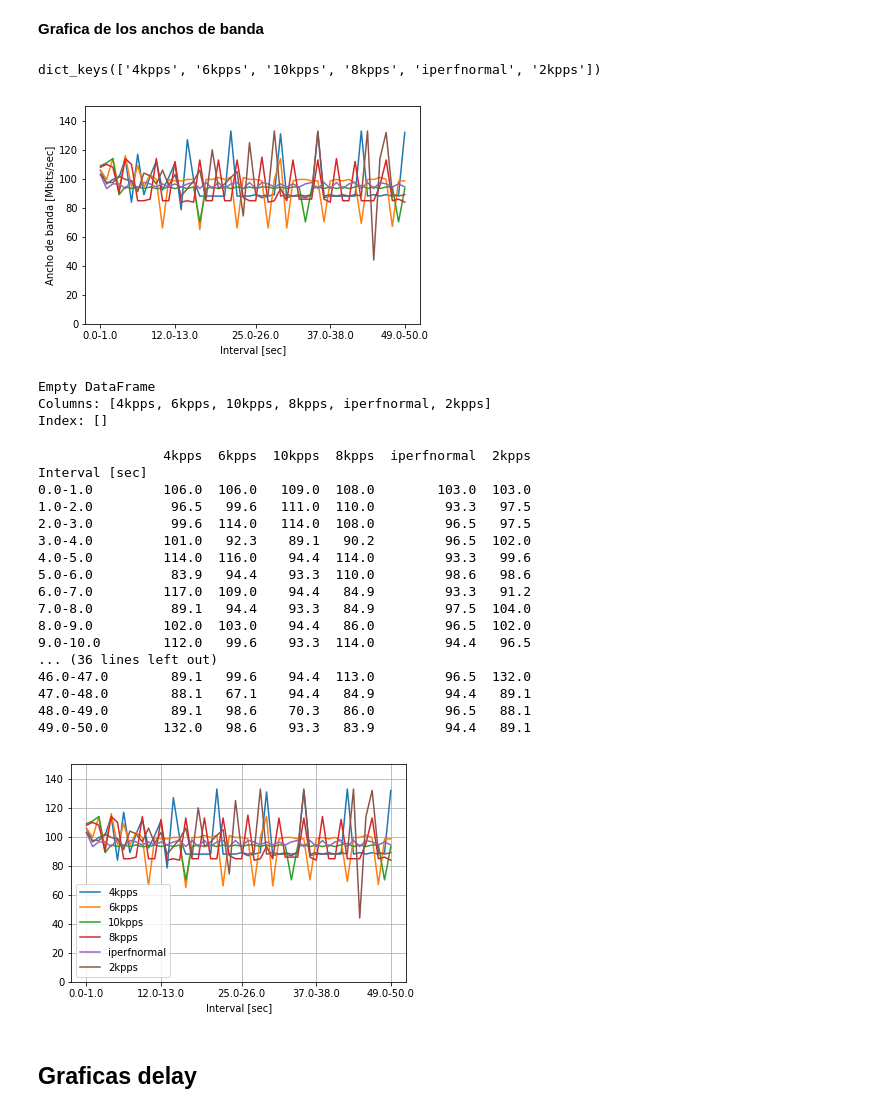
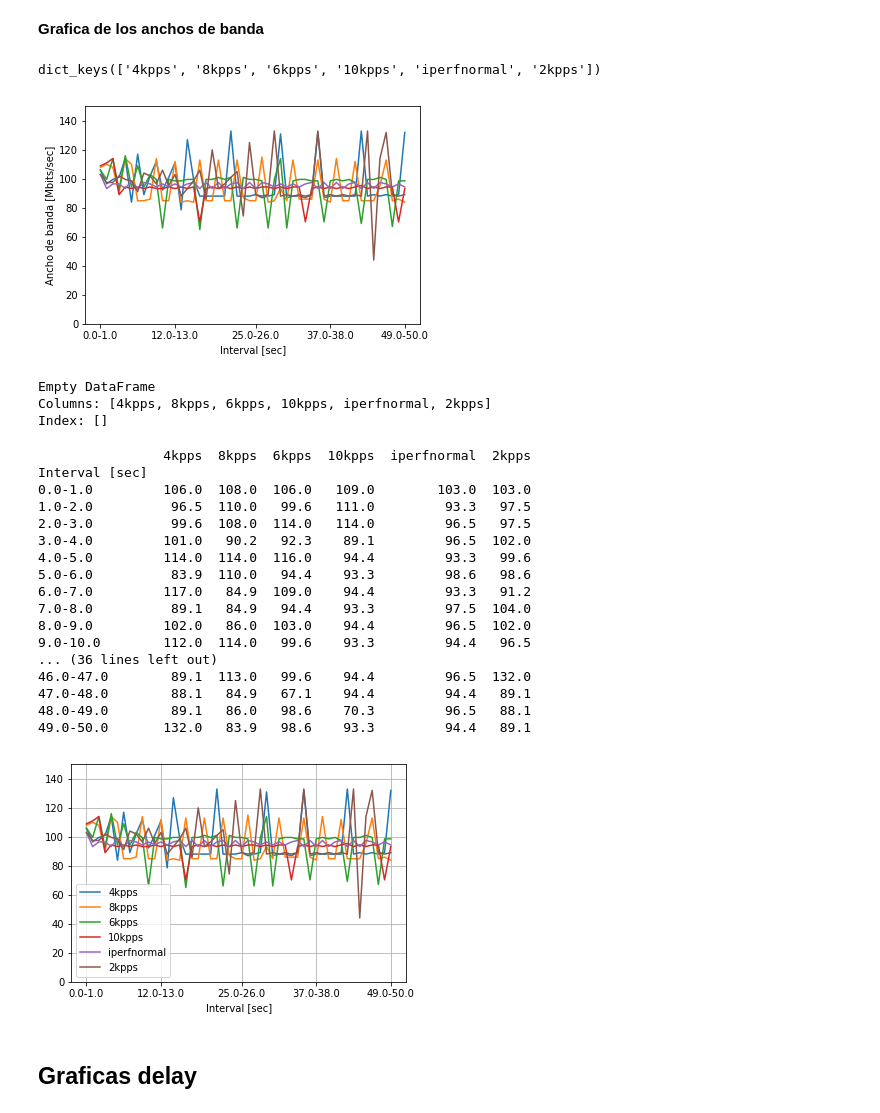
Before and after one commit to tigarto/2019_test, a Jupyter notebook: febrero/09/datos_experimentos/analisis_graficas.ipynb, the cells around one changed output. Saved outputs shown, nothing was run; the diff lists cells and outputs as text; code cells hidden in the pictures.

```diff
--- a/febrero/09/datos_experimentos/analisis_graficas.ipynb
+++ b/febrero/09/datos_experimentos/analisis_graficas.ipynb
@@ -84,34 +43,34 @@ Text(0,0.5,'Ancho de banda [Mbits/sec]')
 # %%
 bw = metricas['iperf']
 bw_metrics = {}
 for k in bw:
     bw_metrics[k] = bw[k]['Bandwidth [Mbits/sec]']
 
 ban = True
 for k in bw_metrics:
     if ban:
         axes = bw_metrics[k].plot(ylim = [0,150],grid = True, xticks = [0,50//4,50//2,50*3//4,49])
 
         ban = False
     else:
         bw_metrics[k].plot(ax=axes)
 axes.set_ylabel('Ancho de banda [Mbits/sec]')
-
+indices = bw_metrics.keys()
 print(indices)
 #axes = bw_metrics.plot(ylim = [0,120],grid = True, xticks = [0,50//4,50//2,50*3//4,49],title='ATAQUE 6kps')
 #list = bw_metrics[0]
 #axes = bw_metrics.plot(ylim = [0,120],grid = True, xticks = [0,50//4,50//2,50*3//4,49],title='ATAQUE 6kps')
 
 #['6kpps']['Bandwidth [Mbits/sec]']
 # %% [output]
-dict_keys(['4kpps', '6kpps', '10kpps', '8kpps', 'iperfnormal', '2kpps'])
+dict_keys(['4kpps', '8kpps', '6kpps', '10kpps', 'iperfnormal', '2kpps'])
-[figure, old version]
+[figure, new version]
 # %%
 df_bw = pd.DataFrame(columns=indices)
 print(df_bw)
 # %% [output]
 Empty DataFrame
-Columns: [4kpps, 6kpps, 10kpps, 8kpps, iperfnormal, 2kpps]
+Columns: [4kpps, 8kpps, 6kpps, 10kpps, iperfnormal, 2kpps]
 Index: []
 # %%
 for k in df_bw:
@@ -120,27 +79,27 @@ for k in df_bw:
 print(df_bw)
 #df1['e'] = Series(np.random.randn(sLength), index=df1.index)
 # %% [output]
-                4kpps  6kpps  10kpps  8kpps  iperfnormal  2kpps
+                4kpps  8kpps  6kpps  10kpps  iperfnormal  2kpps
 Interval [sec]
-0.0-1.0         106.0  106.0   109.0  108.0        103.0  103.0
-1.0-2.0          96.5   99.6   111.0  110.0         93.3   97.5
-2.0-3.0          99.6  114.0   114.0  108.0         96.5   97.5
-3.0-4.0         101.0   92.3    89.1   90.2         96.5  102.0
-4.0-5.0         114.0  116.0    94.4  114.0         93.3   99.6
-5.0-6.0          83.9   94.4    93.3  110.0         98.6   98.6
-6.0-7.0         117.0  109.0    94.4   84.9         93.3   91.2
-7.0-8.0          89.1   94.4    93.3   84.9         97.5  104.0
-8.0-9.0         102.0  103.0    94.4   86.0         96.5  102.0
-9.0-10.0        112.0   99.6    93.3  114.0         94.4   96.5
+0.0-1.0         106.0  108.0  106.0   109.0        103.0  103.0
+1.0-2.0          96.5  110.0   99.6   111.0         93.3   97.5
+2.0-3.0          99.6  108.0  114.0   114.0         96.5   97.5
+3.0-4.0         101.0   90.2   92.3    89.1         96.5  102.0
+4.0-5.0         114.0  114.0  116.0    94.4         93.3   99.6
+5.0-6.0          83.9  110.0   94.4    93.3         98.6   98.6
+6.0-7.0         117.0   84.9  109.0    94.4         93.3   91.2
+7.0-8.0          89.1   84.9   94.4    93.3         97.5  104.0
+8.0-9.0         102.0   86.0  103.0    94.4         96.5  102.0
+9.0-10.0        112.0  114.0   99.6    93.3         94.4   96.5
 ... (36 lines left out)
-46.0-47.0        89.1   99.6    94.4  113.0         96.5  132.0
-47.0-48.0        88.1   67.1    94.4   84.9         94.4   89.1
-48.0-49.0        89.1   98.6    70.3   86.0         96.5   88.1
-49.0-50.0       132.0   98.6    93.3   83.9         94.4   89.1
+46.0-47.0        89.1  113.0   99.6    94.4         96.5  132.0
+47.0-48.0        88.1   84.9   67.1    94.4         94.4   89.1
+48.0-49.0        89.1   86.0   98.6    70.3         96.5   88.1
+49.0-50.0       132.0   83.9   98.6    93.3         94.4   89.1
 # %%
 axes = df_bw.plot(ylim = [0,150],grid = True, xticks = [0,50//4,50//2,50*3//4,49])
 # %% [output]
-[figure, old version]
+[figure, new version]
 # %% [markdown]
 ## Graficas delay ##
 # %%
```
Also changed, not shown: parts of 6 cells of this notebook.
